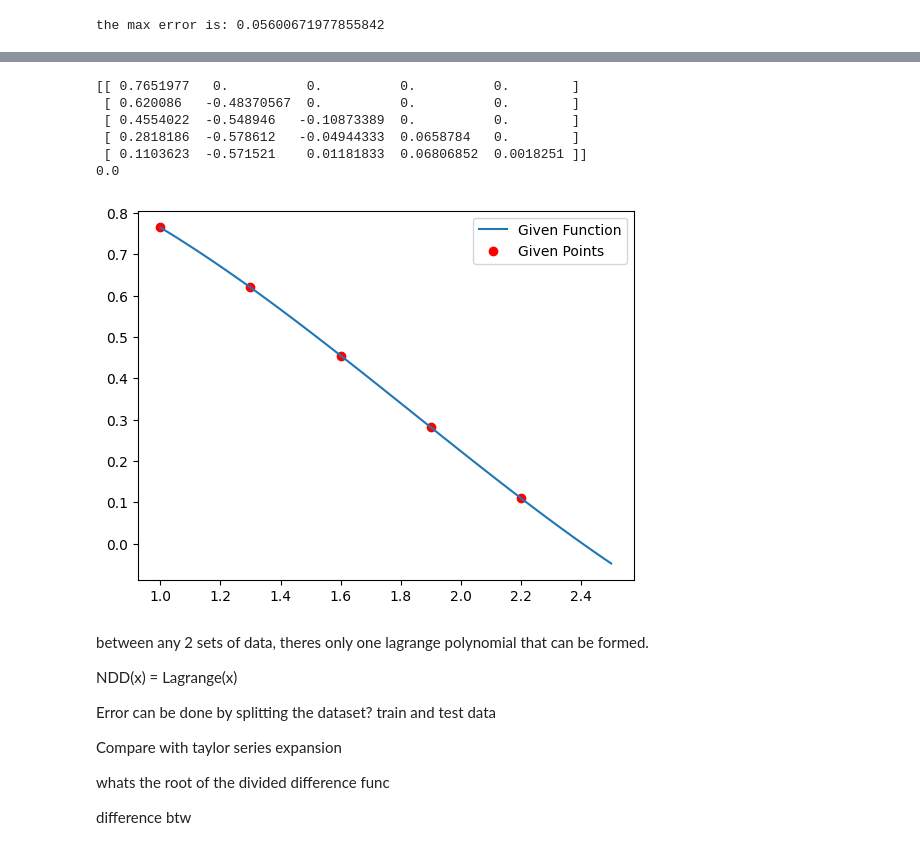
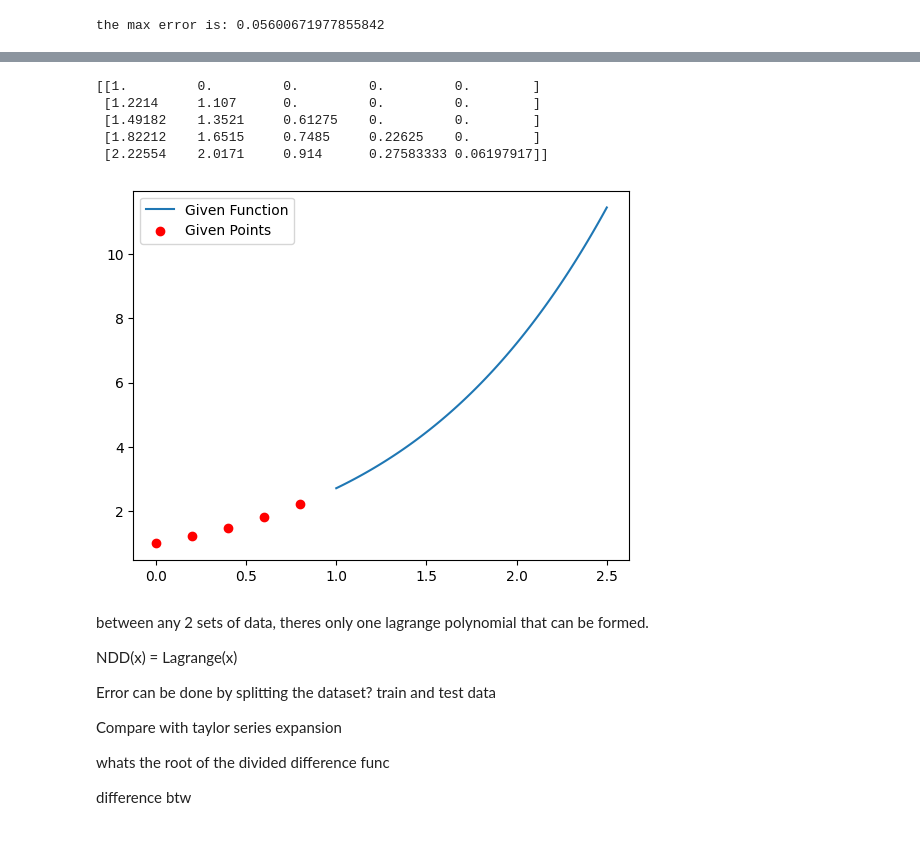
Before and after one commit to swativ5/notes, a Jupyter notebook: numerical methods and optimization/lab5.ipynb, the cells around one changed output, grey strips where cells are left out. Cells and saved outputs as stored; diff of their text form; code cells hidden in the pictures.

```diff
--- a/numerical methods and optimization/lab5.ipynb
+++ b/numerical methods and optimization/lab5.ipynb
@@ -47,40 +47,41 @@ def divideddifferencematrix(x, y):
     F[:, 0] = y
 
     for i in range(1, n):
         for j in range(1, i + 1):
             F[i, j] = (F[i, j - 1] - F[i - 1, j - 1]) / (x[i] - x[i - j])
 
     return F
 
 def divideddifference(x, y, X):
     F = divideddifferencematrix(x, y)
     result = F[0, 0]
     n = len(x)
     for i in range(1, n):
         product = 1
         for j in range(0, i):
             product *= (X - x[j])
         result += F[i, i] * product
     return result
 
 x = [1, 1.3, 1.6, 1.9, 2.2]
 y = [0.7651977, 0.6200860, 0.4554022, 0.2818186, 0.1103623]
+x = [0, 0.2, 0.4, 0.6, 0.8]
+y = [1, 1.22140, 1.49182, 1.82212, 2.22554]
 F = divideddifferencematrix(x, y)
 print(F)
 
 t = np.linspace(1, 2.5, 100)
 plt.plot(t, divideddifference(x,y,t), label='Given Function')
 plt.scatter(x, y, color='red', label = 'Given Points')
 plt.legend()
 plt.show()
 # %% [output]
-[[ 0.7651977   0.          0.          0.          0.        ]
- [ 0.620086   -0.48370567  0.          0.          0.        ]
- [ 0.4554022  -0.548946   -0.10873389  0.          0.        ]
- [ 0.2818186  -0.578612   -0.04944333  0.0658784   0.        ]
- [ 0.1103623  -0.571521    0.01181833  0.06806852  0.0018251 ]]
-0.0
+[[1.         0.         0.         0.         0.        ]
+ [1.2214     1.107      0.         0.         0.        ]
+ [1.49182    1.3521     0.61275    0.         0.        ]
+ [1.82212    1.6515     0.7485     0.22625    0.        ]
+ [2.22554    2.0171     0.914      0.27583333 0.06197917]]
-[figure, old version]
+[figure, new version]
 # %% [markdown]
 between any 2 sets of data, theres only one lagrange polynomial that can be formed.
 
```
Also changed, not shown: 3 other files.
